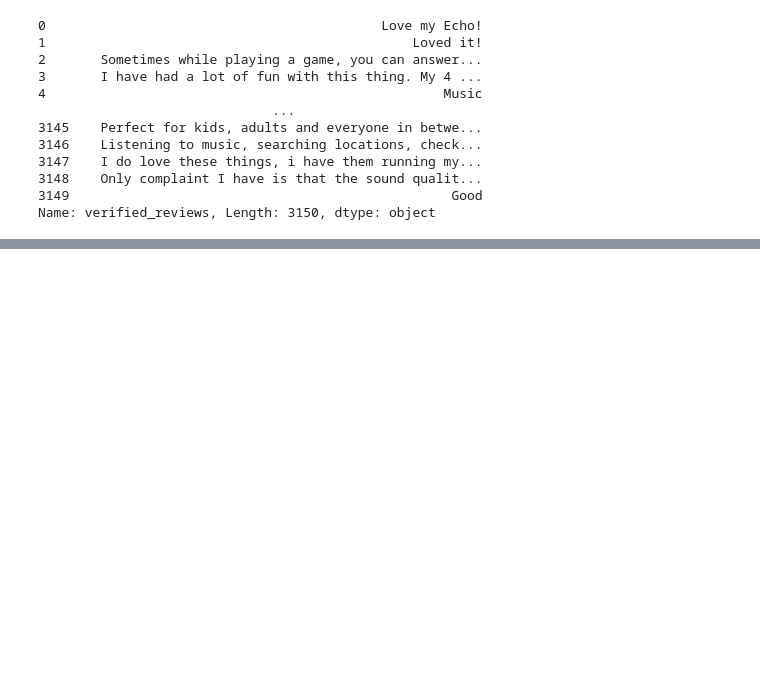
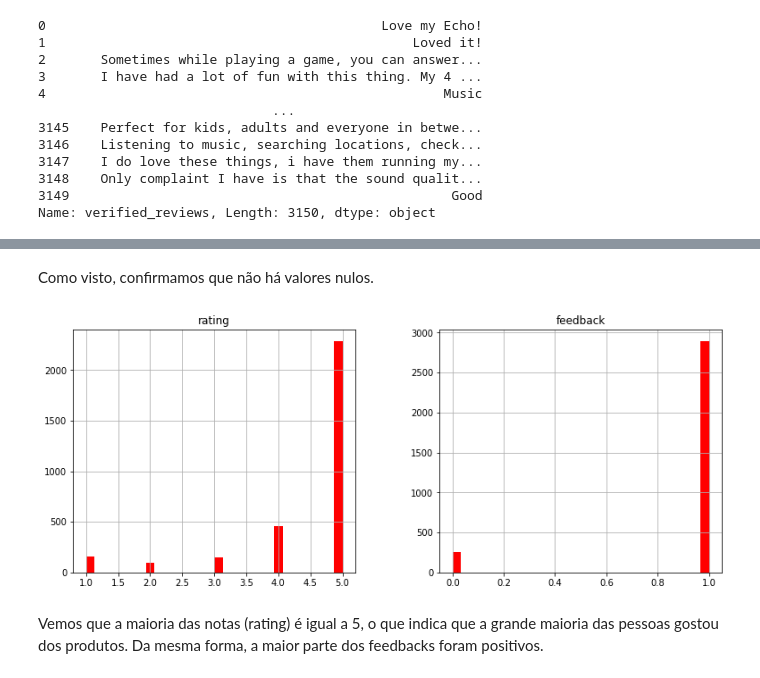
Before and after one commit to Mario-RJunior/relacoes-publicas-clientes-NLP, a Jupyter notebook: relacoes_publicas_NLP.ipynb, the cells around one changed output, grey strips where cells are left out. Saved outputs shown, nothing was run; the diff lists cells and outputs as text; code cells hidden in the pictures; blank space fills up the shorter version.

```diff
--- a/relacoes_publicas_NLP.ipynb
+++ b/relacoes_publicas_NLP.ipynb
@@ -82,0 +101,9 @@ Name: verified_reviews, Length: 3150, dtype: object
+# %% [markdown]
+Como visto, confirmamos que não há valores nulos.
+# %%
+# Histogramas
+reviews_df.hist(bins=30, figsize=(13,5), color='r');
+# %% [output]
+[figure, added]
+# %% [markdown]
+Vemos que a maioria das notas (rating) é igual a 5, o que indica que a grande maioria das pessoas gostou dos produtos. Da mesma forma, a maior parte dos feedbacks foram positivos.
```
Also changed, not shown: parts of 21 cells of this notebook.
